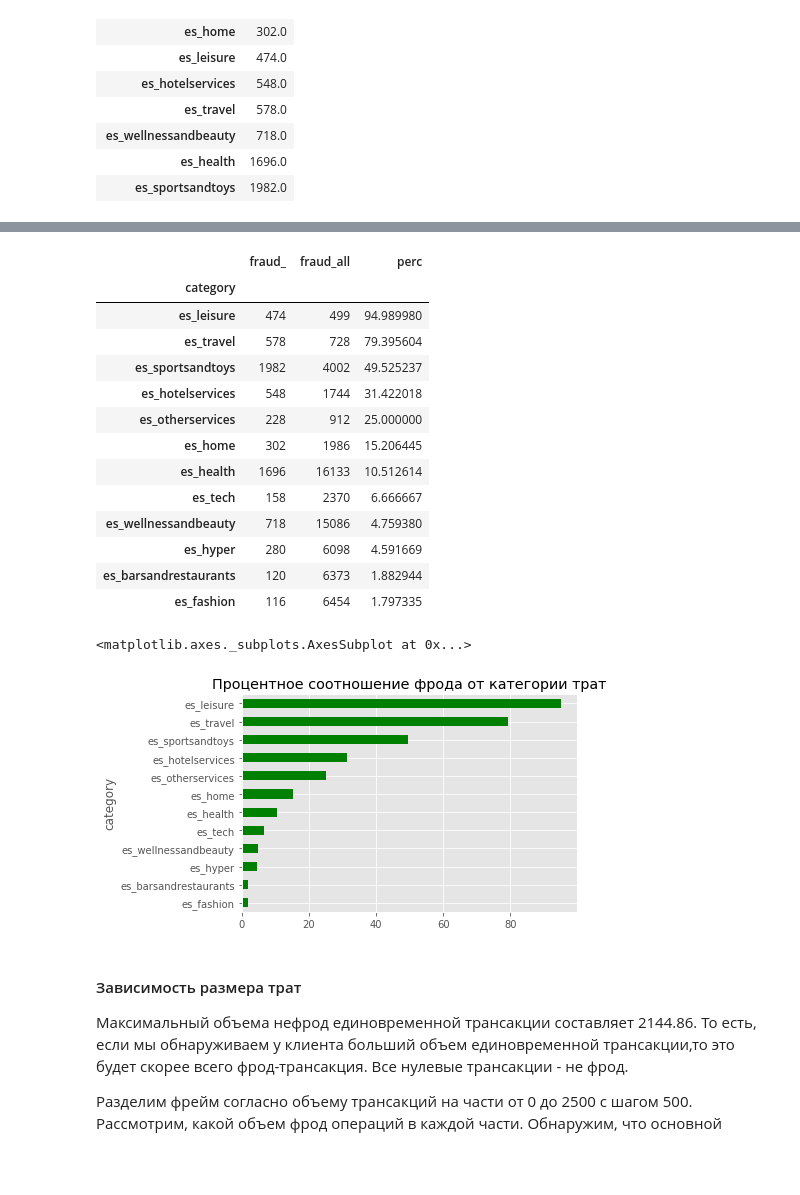
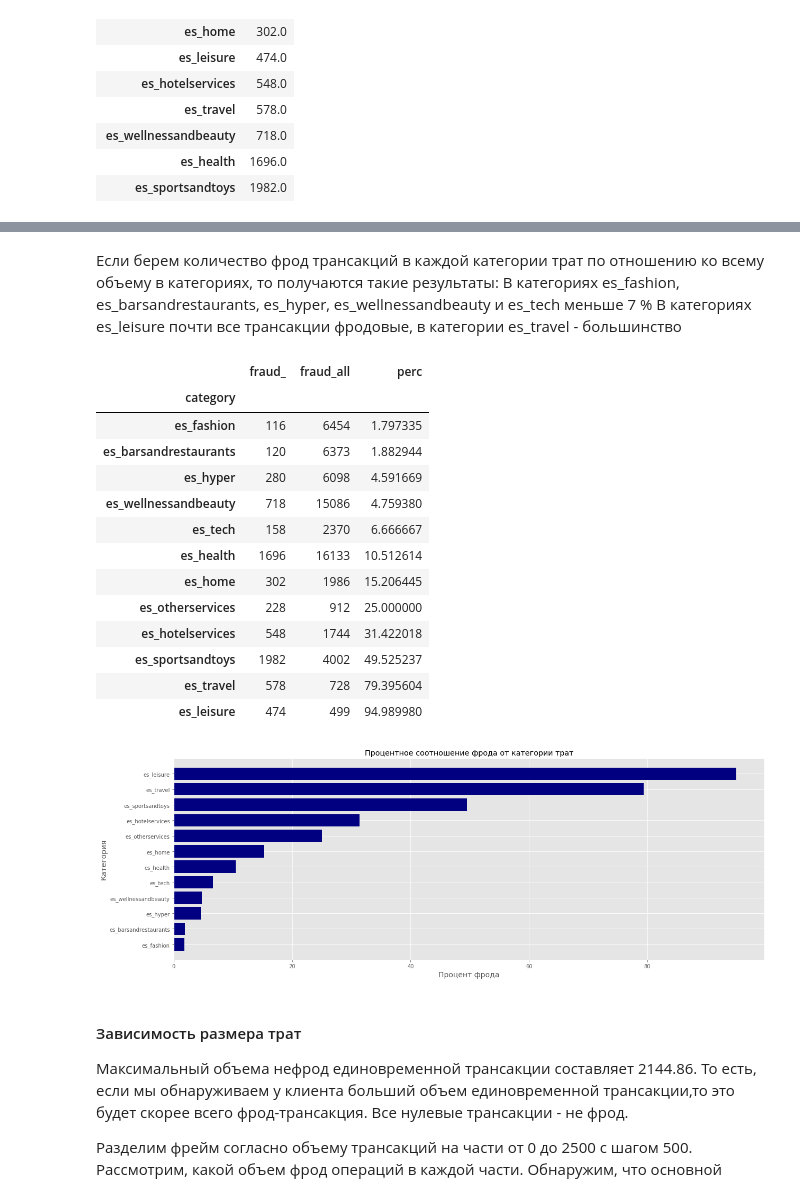
Before and after one commit to Natawren/DA_sber, a Jupyter notebook: final/Fraud.ipynb, the cells around one changed output, grey strips where cells are left out. Cells and saved outputs as stored; diff of their text form; code cells hidden in the pictures; blank space fills up the shorter version.

```diff
--- a/final/Fraud.ipynb
+++ b/final/Fraud.ipynb
@@ -80,0 +74,7 @@ df.head(5)
+# %%
+def get_fraud_perc(column, df, df_fraud, ascending = False):
+    df_fraud = df_fraud[[column, 'fraud']].groupby(column).count().sort_values(by=['fraud'], ascending = False)
+    df_all = df[[column, 'fraud']].groupby(column).count().sort_values(by=['fraud'], ascending = False)
+    df_perc = df_fraud.merge(df_all, on = column, suffixes=('_', '_all'))
+    df_perc['perc'] = df_perc.fraud_ / df_perc.fraud_all *100
+    return df_perc.sort_values(by='perc',  ascending = ascending)
@@ -86,7 +135,0 @@ df_nonfraud = df[df.fraud == 0]
-# %%
-def get_fraud_perc(column, df, df_fraud):
-    df_fraud = df_fraud[[column, 'fraud']].groupby(column).count().sort_values(by=['fraud'], ascending = False)
-    df_all = df[[column, 'fraud']].groupby(column).count().sort_values(by=['fraud'], ascending = False)
-    df_perc = df_fraud.merge(df_all, on = column, suffixes=('_', '_all'))
-    df_perc['perc'] = df_perc.fraud_ / df_perc.fraud_all *100
-    return df_perc.sort_values(by='perc',  ascending = False)
@@ -160,29 +177,34 @@ df_cat.plot.barh(
+# %% [markdown]
+Если  берем количество фрод трансакций в каждой категории трат по отношению
+ко всему объему в категориях, то получаются такие результаты:
+В категориях es_fashion, es_barsandrestaurants, es_hyper, es_wellnessandbeauty и es_tech меньше 7 %
+В категориях  es_leisure почти все трансакции фродовые, в категории es_travel - большинство
 # %%
-df_cat_ = get_fraud_perc('category', df, df_fraud)
+df_cat_ = get_fraud_perc('category', df, df_fraud, True)
 df_cat_
 # %% [output]
 |  | fraud_ | fraud_all | perc |
 | category |  |  |  |
+| es_fashion | 116 | 6454 | 1.797335 |
+| es_barsandrestaurants | 120 | 6373 | 1.882944 |
+| es_hyper | 280 | 6098 | 4.591669 |
+| es_wellnessandbeauty | 718 | 15086 | 4.759380 |
+| es_tech | 158 | 2370 | 6.666667 |
+| es_health | 1696 | 16133 | 10.512614 |
+| es_home | 302 | 1986 | 15.206445 |
+| es_otherservices | 228 | 912 | 25.000000 |
+| es_hotelservices | 548 | 1744 | 31.422018 |
+| es_sportsandtoys | 1982 | 4002 | 49.525237 |
+| es_travel | 578 | 728 | 79.395604 |
 | es_leisure | 474 | 499 | 94.989980 |
-| es_travel | 578 | 728 | 79.395604 |
-| es_sportsandtoys | 1982 | 4002 | 49.525237 |
-| es_hotelservices | 548 | 1744 | 31.422018 |
-| es_otherservices | 228 | 912 | 25.000000 |
-| es_home | 302 | 1986 | 15.206445 |
-| es_health | 1696 | 16133 | 10.512614 |
-| es_tech | 158 | 2370 | 6.666667 |
-| es_wellnessandbeauty | 718 | 15086 | 4.759380 |
-| es_hyper | 280 | 6098 | 4.591669 |
-| es_barsandrestaurants | 120 | 6373 | 1.882944 |
-| es_fashion | 116 | 6454 | 1.797335 |
-# %%
-df_cat_['perc'].plot.barh(
-            color = 'green',
-            title = 'Процентное соотношение фрода от категории трат',
-            grid = True)
-# %% [output]
-<matplotlib.axes._subplots.AxesSubplot at 0x...>
-[figure, removed]
+# %%
+make_barh_plot("Процентное соотношение фрода от категории трат",
+               df_cat_.index,
+               df_cat_.perc,
+               "Процент фрода",
+               "Категория")
+# %% [output]
+[figure, added]
 # %% [markdown]
 #### Зависимость размера  трат
 
```
Also changed, not shown: parts of 28 cells of this notebook.
